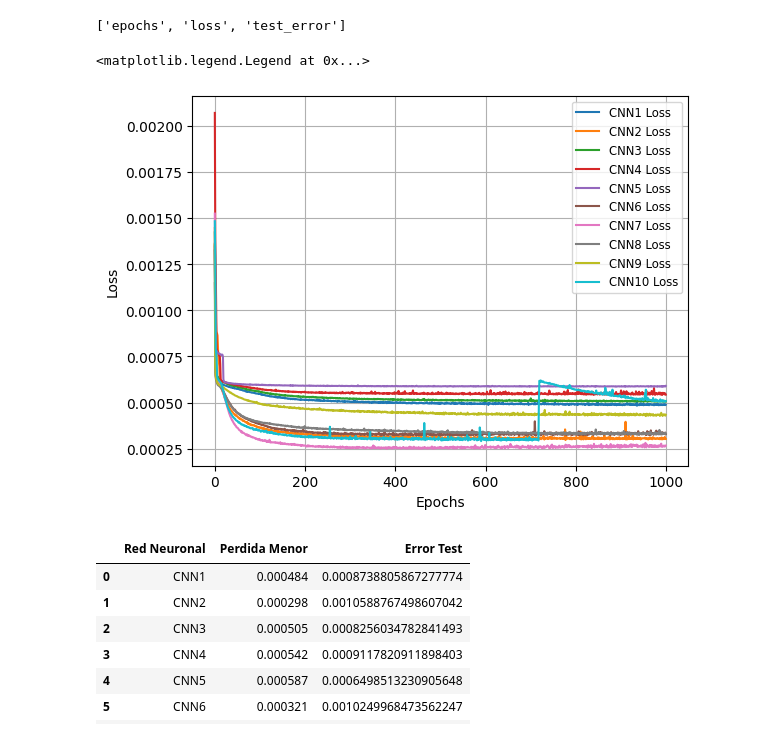
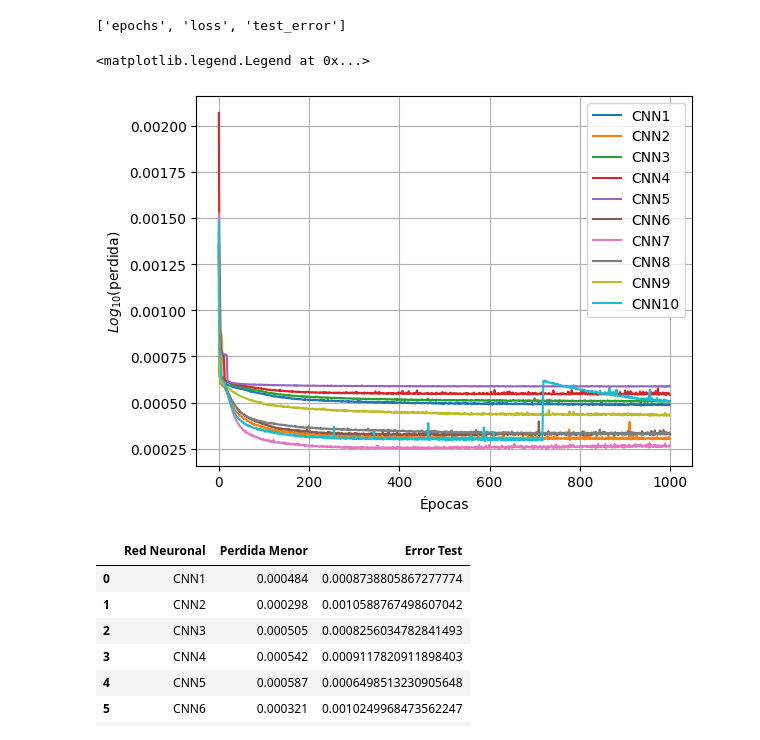
Before and after one commit to Semillero-Mecanica-Aplicada/proyecto2025, a Jupyter notebook: RedNeuronal/Comparacion.ipynb, the cells around one changed output. Cells and saved outputs as stored; diff of their text form; code cells hidden in the pictures.

```diff
--- a/RedNeuronal/Comparacion.ipynb
+++ b/RedNeuronal/Comparacion.ipynb
@@ -47,28 +47,28 @@ loss_CNN8 = CNN8['loss']
 loss_CNN9 = CNN9['loss']
 loss_CNN10 = CNN10['loss']
 # %%
-plt.plot(epochs, loss_CNN1, label='CNN1 Loss')
-plt.plot(epochs, loss_CNN2, label='CNN2 Loss')
-plt.plot(epochs, loss_CNN3, label='CNN3 Loss')
-plt.plot(epochs, loss_CNN4, label='CNN4 Loss')
-plt.plot(epochs, loss_CNN5, label='CNN5 Loss')
-plt.plot(epochs, loss_CNN6, label='CNN6 Loss')
-plt.plot(epochs, loss_CNN7, label='CNN7 Loss')
-plt.plot(epochs, loss_CNN8, label='CNN8 Loss')
-plt.plot(epochs, loss_CNN9, label='CNN9 Loss')
-plt.plot(epochs, loss_CNN10, label='CNN10 Loss')
+plt.plot(epochs, loss_CNN1, label='CNN1')
+plt.plot(epochs, loss_CNN2, label='CNN2')
+plt.plot(epochs, loss_CNN3, label='CNN3')
+plt.plot(epochs, loss_CNN4, label='CNN4')
+plt.plot(epochs, loss_CNN5, label='CNN5')
+plt.plot(epochs, loss_CNN6, label='CNN6')
+plt.plot(epochs, loss_CNN7, label='CNN7')
+plt.plot(epochs, loss_CNN8, label='CNN8')
+plt.plot(epochs, loss_CNN9, label='CNN9')
+plt.plot(epochs, loss_CNN10, label='CNN10')
 
 
 
-plt.xlabel('Epochs')
-plt.ylabel('Loss')
+plt.xlabel('Épocas')
+plt.ylabel('$Log_{10}$(perdida)')
 #plt.yscale('log')
 #plt.xscale('log')
 plt.grid()
-plt.legend(loc="upper right", fontsize='small')
+plt.legend(loc="upper right")
 # %% [output]
 <matplotlib.legend.Legend at 0x...>
-[figure, old version]
+[figure, new version]
 # %%
 test_loss = pd.DataFrame(columns=["Red Neuronal","Perdida Menor","Error Test" ])
 test_loss["Red Neuronal"] = redes
```
Also changed, not shown: 1 other file.
